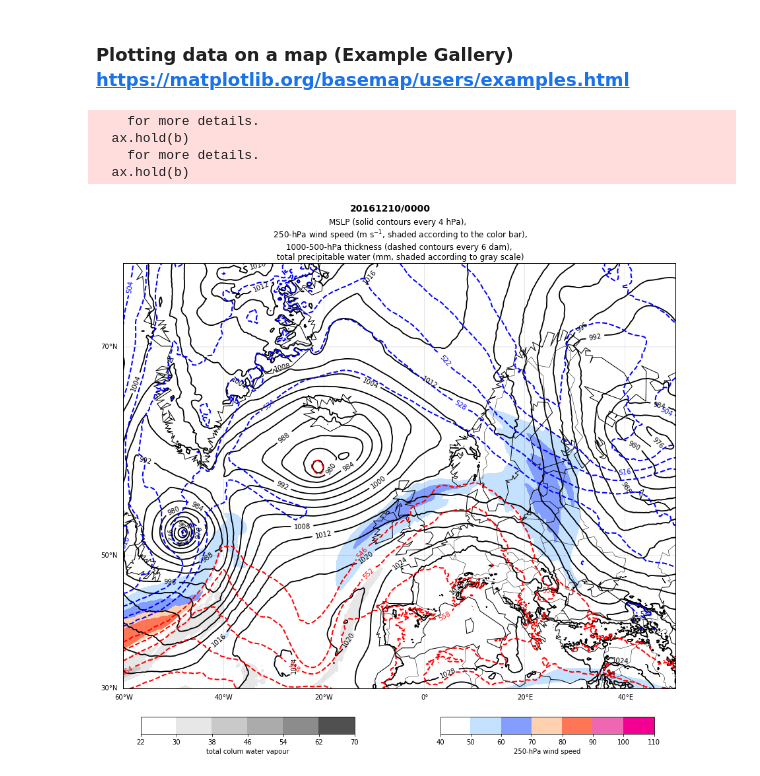
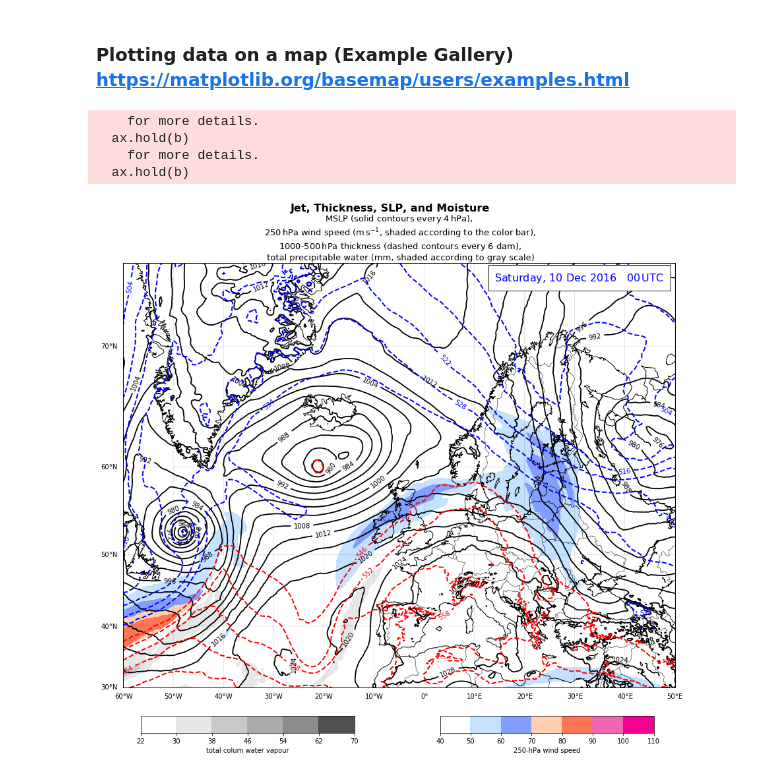
Before and after one commit to franzihe/Python_Masterthesis, a Jupyter notebook: Jet_Thick_SLP.ipynb, the cells around one changed output. Drawn from its saved outputs; the diff is of its cells as text; code cells hidden in the pictures.

```diff
--- a/Jet_Thick_SLP.ipynb
+++ b/Jet_Thick_SLP.ipynb
@@ -220,16 +221,25 @@ no14 = np.array([255,209,177])/champ
 no15 = np.array([255,118,86])/champ
 no16 = np.array([239,102,178])/champ
 no17 = np.array([243,0,146])/champ
+# %%
+### Dates for plotting
+my_date = date.today()
+yr = int(year)
+mo = int(mon)
+dy = int(day)
+my_date = date(yr,mo,dy)
+calday = calendar.day_name[my_date.weekday()]
+calmon = calendar.month_abbr[mo]
 # %%
 ### PLOT FIGURE
 fig = plt.figure(figsize=(15,12))
 ax = fig.add_subplot(1,1,1)
 
 ### Draw Latitude Lines
-m.drawparallels(np.arange(-90.,120.,20.),labels=[1,0,0,0],fontsize=10,linewidth=0.2)
+m.drawparallels(np.arange(-90.,120.,10.),labels=[1,0,0,0],fontsize=10,linewidth=0.2)
 
 ### Draw Longitude Lines
-m.drawmeridians(np.arange(-180.,180.,20.),labels=[0,0,0,1],fontsize=10,linewidth=0.2)
+m.drawmeridians(np.arange(-180.,180.,10.),labels=[0,0,0,1],fontsize=10,linewidth=0.2)
 
 ### Draw Map
 m.drawcoastlines()
@@ -260,38 +270,55 @@ plt.clabel(cth2, fontsize = 10, inline = 1, fmt = '%1.0f')
 
 ### Plot contour lines for precipitable water
 PWlevs = np.arange(22.,78.,8.)
 Pmap = colors.ListedColormap([no1, no2, no3, no4, no5, no6, no7])
 normP = colors.BoundaryNorm(boundaries = PWlevs, ncolors=Pmap.N)
 cp = m.contourf(plonsPW, platsPW, PW, PWlevs, norm = normP, cmap = Pmap)
 
 ### Add Colorbar
 cbaxes = fig.add_axes([0.57, 0.05, 0.3, 0.03])
 cbar = plt.colorbar(cs,orientation='horizontal', cax = cbaxes)
 cbar.ax.set_xlabel('250-hPa wind speed')
 
 
 cbaxesP = fig.add_axes([0.15, 0.05, 0.3, 0.03])
 cbarP = plt.colorbar(cp,orientation='horizontal', cax = cbaxesP)
 cbarP.ax.set_xlabel('total colum water vapour')
 
+### Add Textbox
+ax.text(0.98,0.95, '%s, %s %s %s   %s$\,$UTC' %(calday, day, calmon, year, time),
+       verticalalignment = 'bottom',  horizontalalignment='right',
+       transform = ax.transAxes,
+       color ='blue', fontsize=16,
+       bbox={'facecolor':'white','alpha':1., 'pad':10})
+
 ### Add Title
-fig.suptitle('%s%s%s/%s' % (year, mon, date, time), fontsize=14, fontweight='bold')
-ax.set_title('MSLP (solid contours every 4 hPa), \n \
-250-hPa wind speed (m s$^{-1}$, shaded according to the color bar), \n \
-1000-500-hPa thickness (dashed contours every 6 dam), \n \
-total precipitable water (mm, shaded according to gray scale)')
+fig.suptitle('Jet, Thickness, SLP, and Moisture', fontsize=16, fontweight='bold')
+ax.set_title('MSLP (solid contours every 4$\,$hPa), \n \
+250$\,$hPa wind speed (m$\,$s$^{-1}$, shaded according to the color bar), \n \
+1000-500$\,$hPa thickness (dashed contours every 6 dam), \n \
+total precipitable water (mm, shaded according to gray scale)', \
+            fontsize=13)
 #plt.title('')
 
+### Add Textbox
+#ax.text(0.95,0.01, '%s%s%s_%s' %(year, mon, date, time),\
+#       verticalalignment = 'bottom',  horizontalalignment='right',\
+#       transform = ax.transAxes,\
+#       color ='blue', fontsize=14,\
+#       bbox={'alpha':0.1, 'pad':10})
+
 ### Save
-plt.savefig('../synoptic_figs/Jet_Thick_SLP_%s%s%s_%s.png' % (year, mon, date,time))
-#plt.savefig('Jet_Thick_SLP.png')
+#plt.savefig('../synoptic_figs/Jet_Thick_SLP/%s%s%s_%s.png' % (year, mon, day,time))
+## with header
+plt.savefig('../synoptic_figs/Jet_Thick_SLP/%s%s%s_%s_header.png' % (year, mon, day,time))
+
 
 
 ###
 plt.show()
 # %% [output]
     for more details.
   ax.hold(b)
     for more details.
   ax.hold(b)
-[figure, old version]
+[figure, new version]
```
Also changed, not shown: parts of 4 cells of this notebook.
